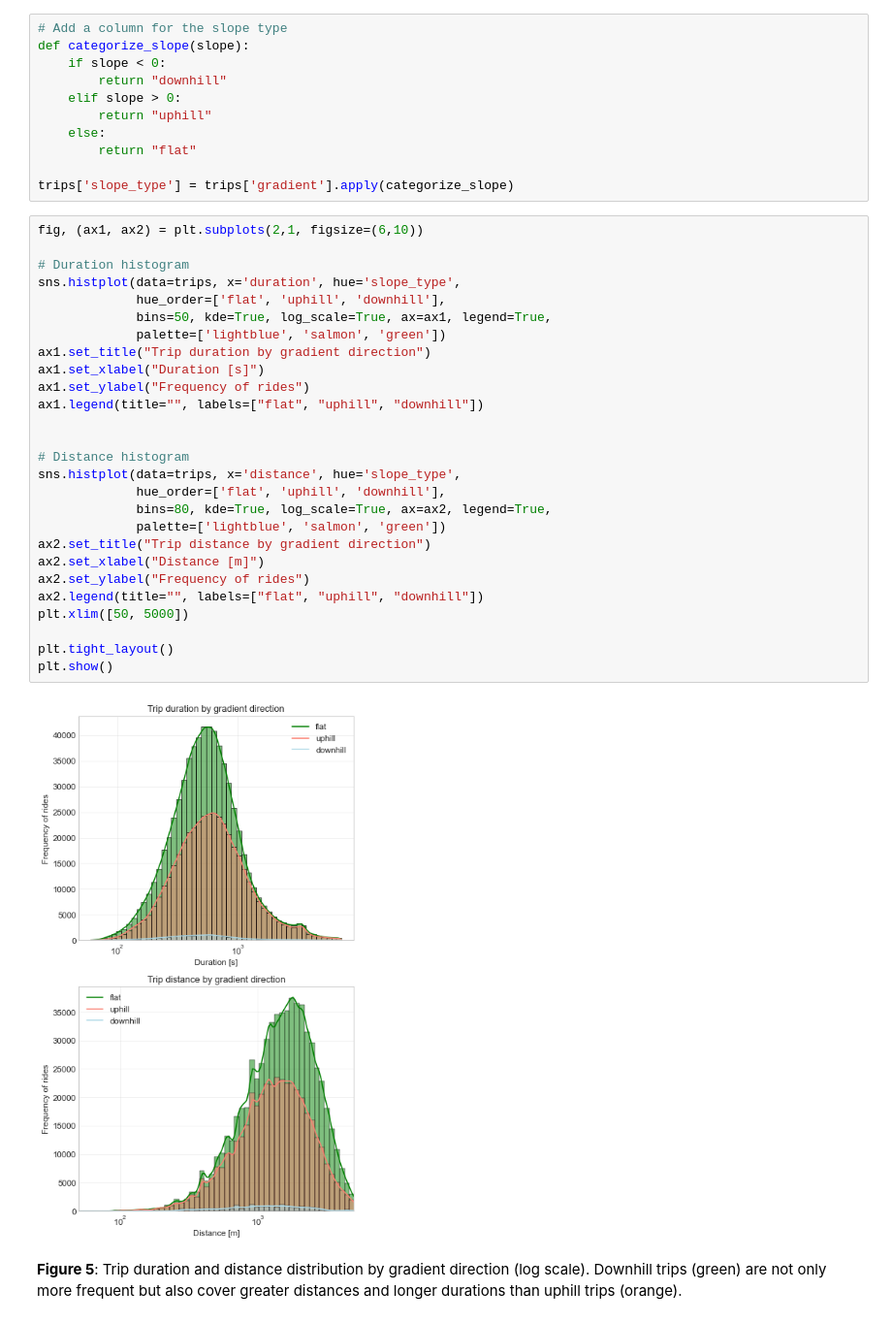
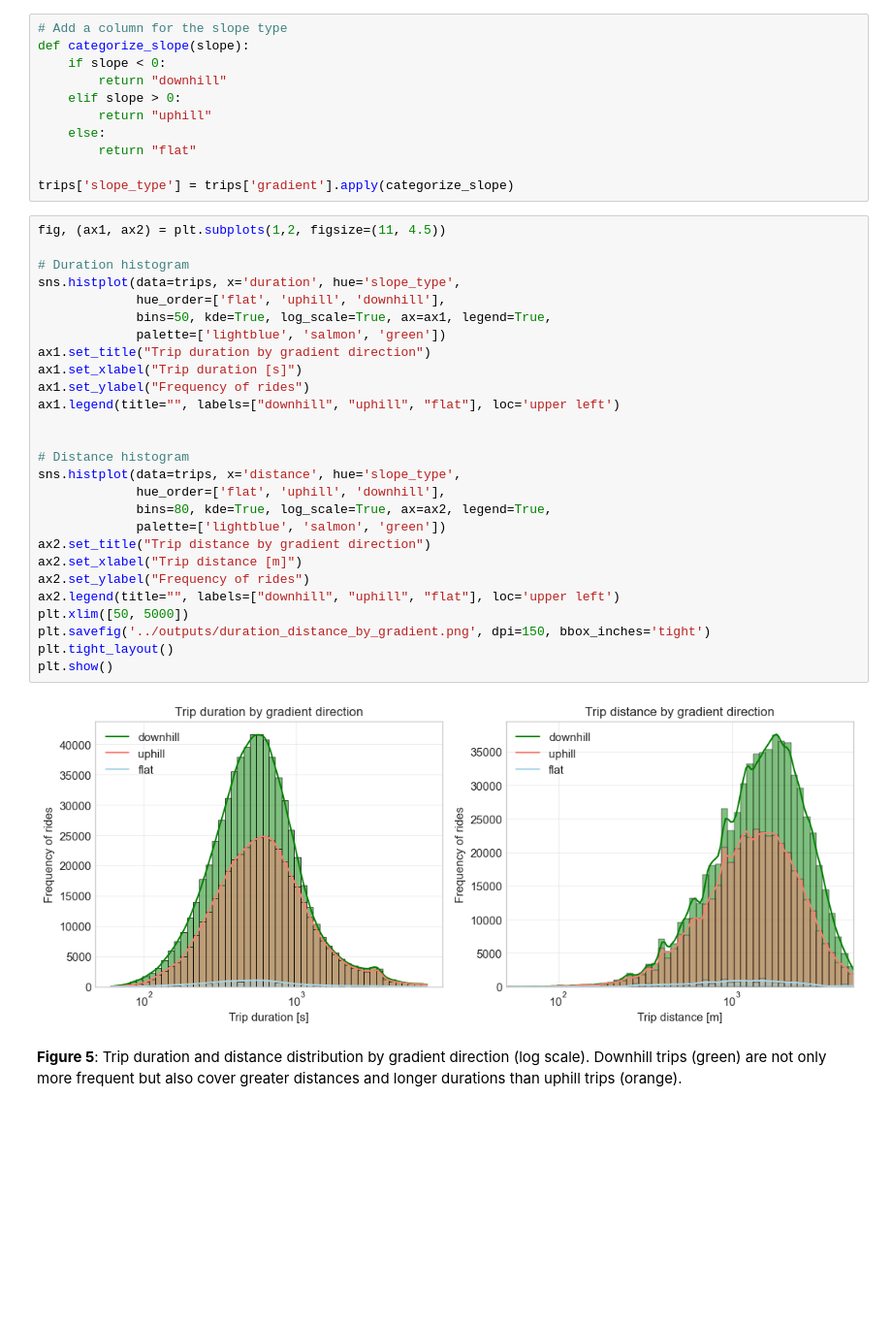
Before and after one commit to haraltho/oslo-bike-flows, a Jupyter notebook: notebooks/analysis.ipynb, the cells around one changed output. Shown at 97% size. Saved outputs shown, nothing was run; the diff lists cells and outputs as text; blank space fills up the shorter version.

```diff
--- a/notebooks/analysis.ipynb
+++ b/notebooks/analysis.ipynb
@@ -694,34 +695,34 @@ def categorize_slope(slope):
 
 trips['slope_type'] = trips['gradient'].apply(categorize_slope)
 # %%
-fig, (ax1, ax2) = plt.subplots(2,1, figsize=(6,10))
+fig, (ax1, ax2) = plt.subplots(1,2, figsize=(11, 4.5))
 
 # Duration histogram
 sns.histplot(data=trips, x='duration', hue='slope_type',
              hue_order=['flat', 'uphill', 'downhill'],
              bins=50, kde=True, log_scale=True, ax=ax1, legend=True,
              palette=['lightblue', 'salmon', 'green'])
 ax1.set_title("Trip duration by gradient direction")
-ax1.set_xlabel("Duration [s]")
+ax1.set_xlabel("Trip duration [s]")
 ax1.set_ylabel("Frequency of rides")
-ax1.legend(title="", labels=["flat", "uphill", "downhill"])
+ax1.legend(title="", labels=["downhill", "uphill", "flat"], loc='upper left')
 
 
 # Distance histogram
 sns.histplot(data=trips, x='distance', hue='slope_type',
              hue_order=['flat', 'uphill', 'downhill'],
              bins=80, kde=True, log_scale=True, ax=ax2, legend=True,
              palette=['lightblue', 'salmon', 'green'])
 ax2.set_title("Trip distance by gradient direction")
-ax2.set_xlabel("Distance [m]")
+ax2.set_xlabel("Trip distance [m]")
 ax2.set_ylabel("Frequency of rides")
-ax2.legend(title="", labels=["flat", "uphill", "downhill"])
+ax2.legend(title="", labels=["downhill", "uphill", "flat"], loc='upper left')
 plt.xlim([50, 5000])
-
+plt.savefig('../outputs/duration_distance_by_gradient.png', dpi=150, bbox_inches='tight')
 plt.tight_layout()
 plt.show()
 # %% [output]
-[figure, old version]
+[figure, new version]
 # %% [markdown]
 **Figure 5**: Trip duration and distance distribution by gradient direction (log scale). Downhill trips (green) are not only more frequent but also cover greater distances and longer durations than uphill trips (orange).
 # %%
```
Also changed, not shown: parts of 14 cells of this notebook.
